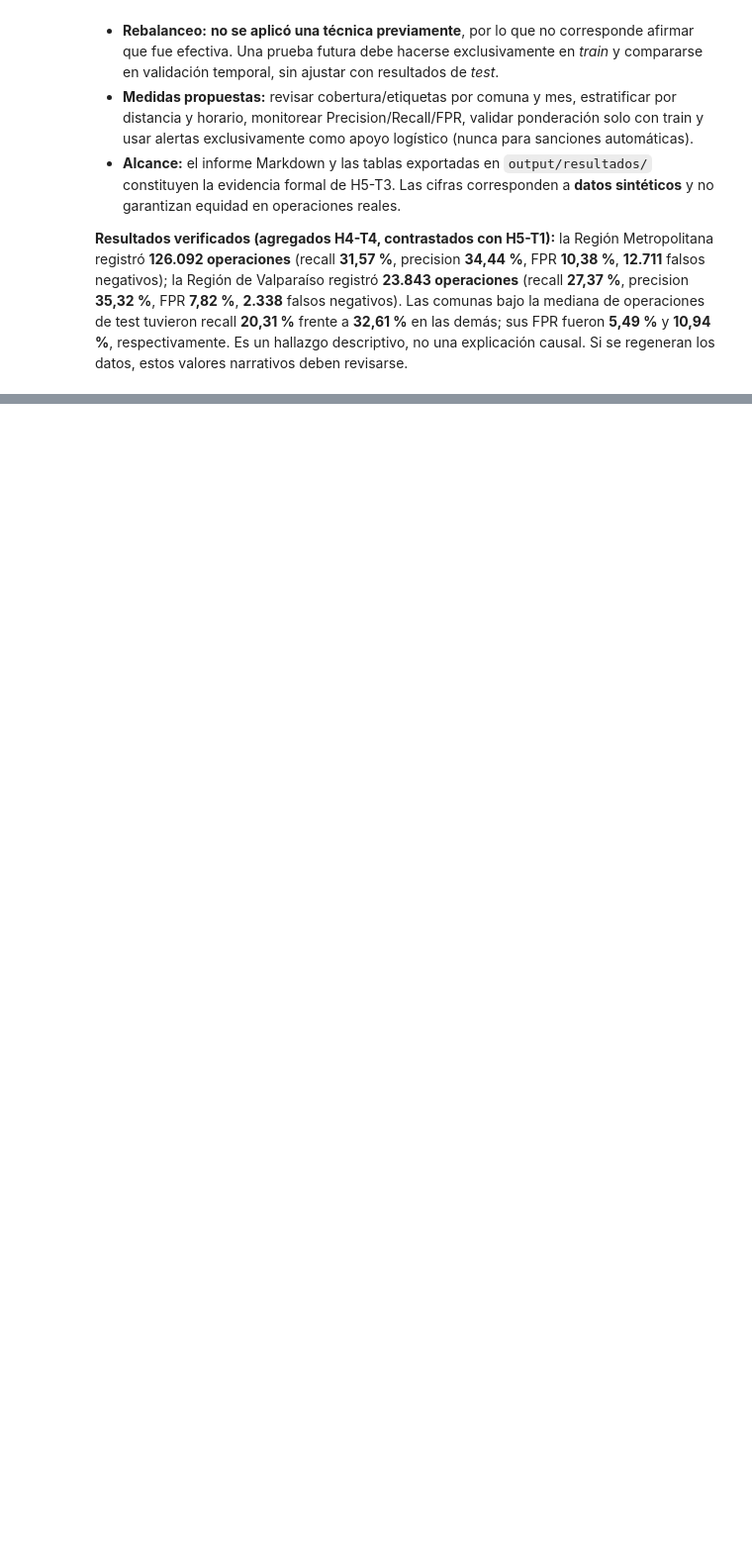
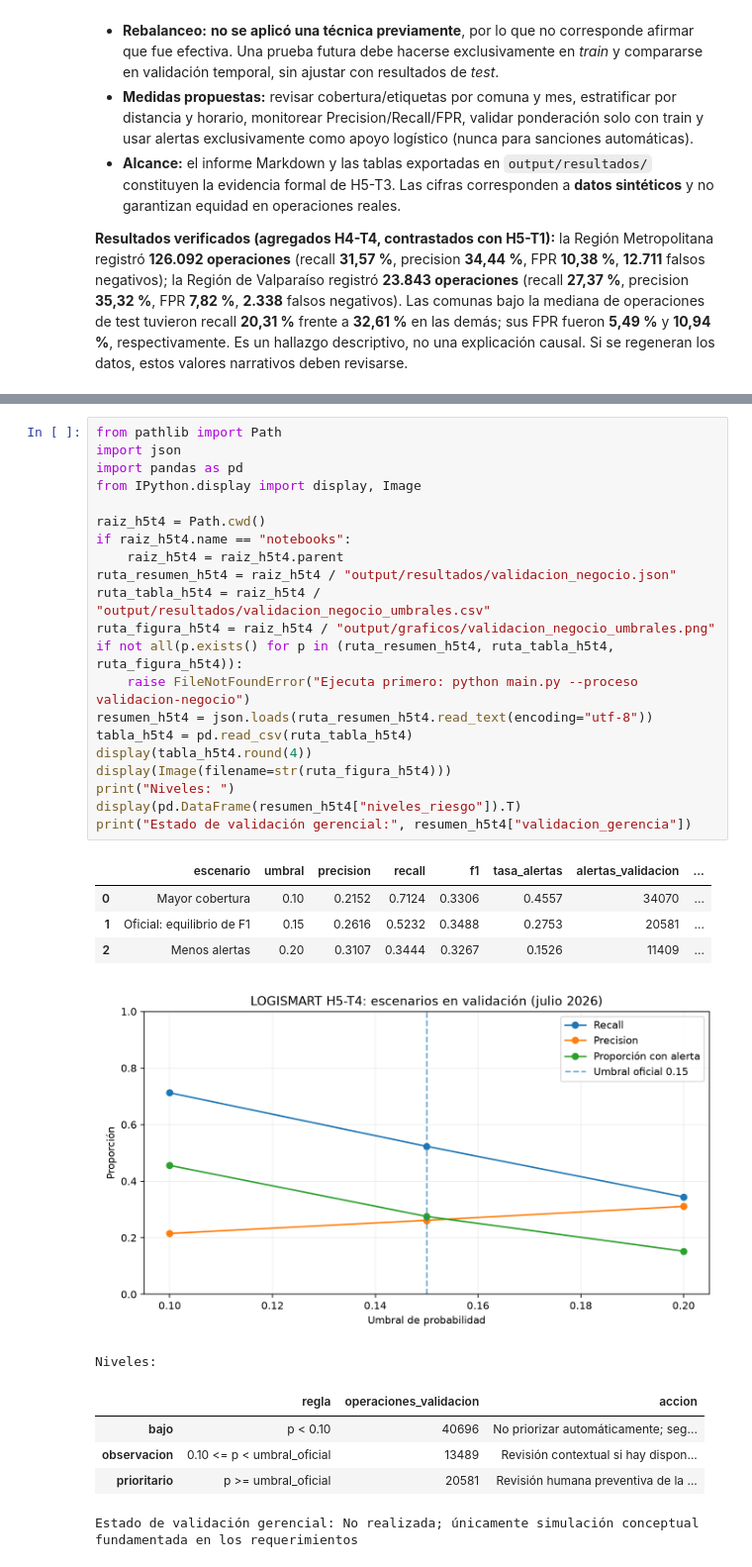
Before and after one commit to carlos31255/EV3_LOGISMART, a Jupyter notebook: notebooks/02_Modelado_LogiSmart.ipynb, the cells around one changed output, grey strips where cells are left out. Shown at 99% size. Saved outputs shown, nothing was run; the diff lists cells and outputs as text; blank space fills up the shorter version.

Commit message:
docs(negocio): documentar umbrales y validacion conceptual H5-T4

```diff
--- a/notebooks/02_Modelado_LogiSmart.ipynb
+++ b/notebooks/02_Modelado_LogiSmart.ipynb
@@ -672,0 +683,33 @@ Comunas con menor recall:
+# %%
+from pathlib import Path
+import json
+import pandas as pd
+from IPython.display import display, Image
+
+raiz_h5t4 = Path.cwd()
+if raiz_h5t4.name == "notebooks":
+    raiz_h5t4 = raiz_h5t4.parent
+ruta_resumen_h5t4 = raiz_h5t4 / "output/resultados/validacion_negocio.json"
+ruta_tabla_h5t4 = raiz_h5t4 / "output/resultados/validacion_negocio_umbrales.csv"
+ruta_figura_h5t4 = raiz_h5t4 / "output/graficos/validacion_negocio_umbrales.png"
+if not all(p.exists() for p in (ruta_resumen_h5t4, ruta_tabla_h5t4, ruta_figura_h5t4)):
+    raise FileNotFoundError("Ejecuta primero: python main.py --proceso validacion-negocio")
+resumen_h5t4 = json.loads(ruta_resumen_h5t4.read_text(encoding="utf-8"))
+tabla_h5t4 = pd.read_csv(ruta_tabla_h5t4)
+display(tabla_h5t4.round(4))
+display(Image(filename=str(ruta_figura_h5t4)))
+print("Niveles: ")
+display(pd.DataFrame(resumen_h5t4["niveles_riesgo"]).T)
+print("Estado de validación gerencial:", resumen_h5t4["validacion_gerencia"])
+# %% [output]
+|  | escenario | umbral | precision | recall | f1 | tasa_alertas | alertas_validacion | ... |
+| 0 | Mayor cobertura | 0.10 | 0.2152 | 0.7124 | 0.3306 | 0.4557 | 34070 | ... |
+| 1 | Oficial: equilibrio de F1 | 0.15 | 0.2616 | 0.5232 | 0.3488 | 0.2753 | 20581 | ... |
+| 2 | Menos alertas | 0.20 | 0.3107 | 0.3444 | 0.3267 | 0.1526 | 11409 | ... |
+[figure, added]
+Niveles:
+|  | regla | operaciones_validacion | accion |
+| bajo | p < 0.10 | 40696 | No priorizar automáticamente; seg... |
+| observacion | 0.10 <= p < umbral_oficial | 13489 | Revisión contextual si hay dispon... |
+| prioritario | p >= umbral_oficial | 20581 | Revisión humana preventiva de la ... |
+Estado de validación gerencial: No realizada; únicamente simulación conceptual fundamentada en los requerimientos
```
Also changed, not shown: parts of 2 cells of this notebook, 4 other files.
